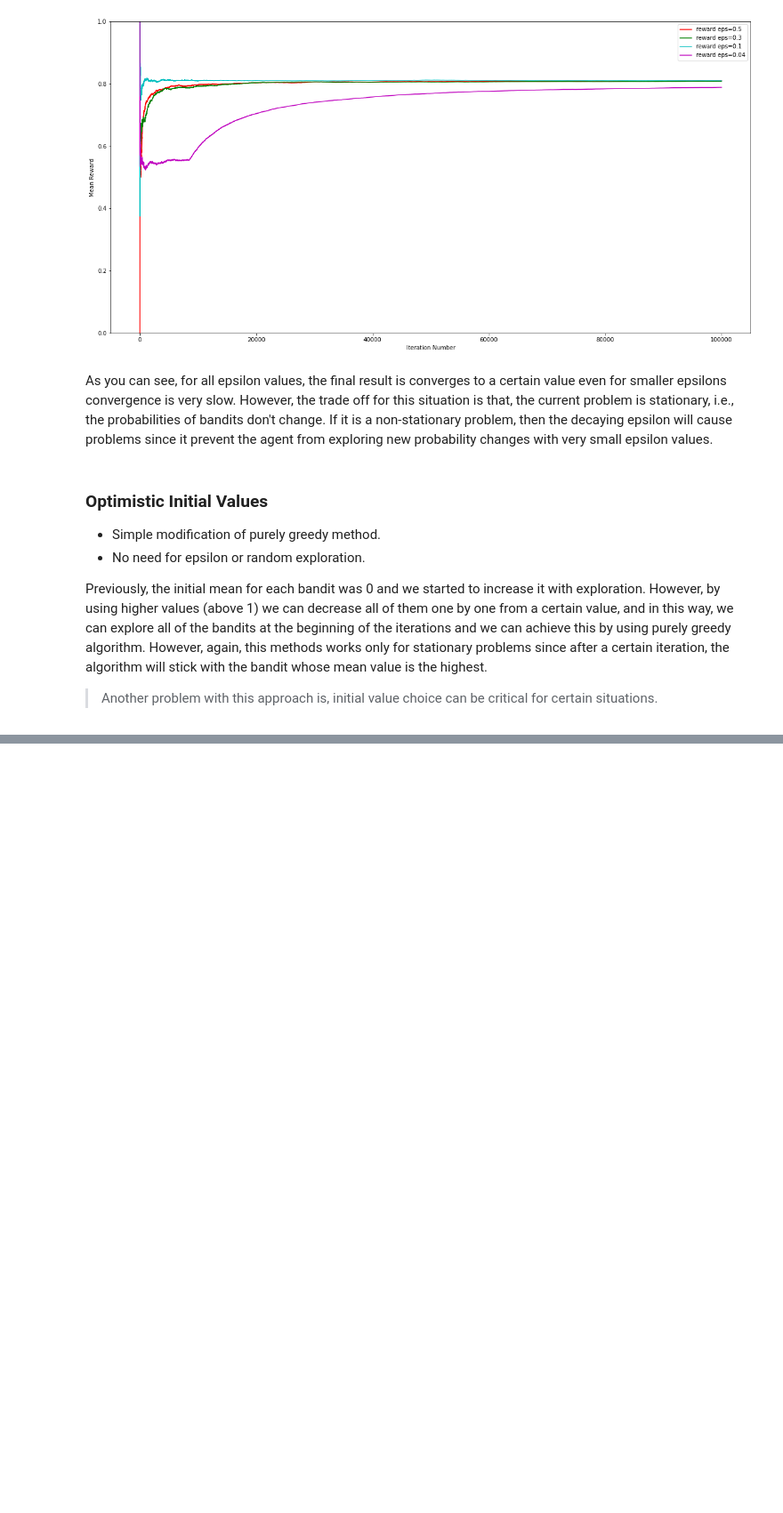
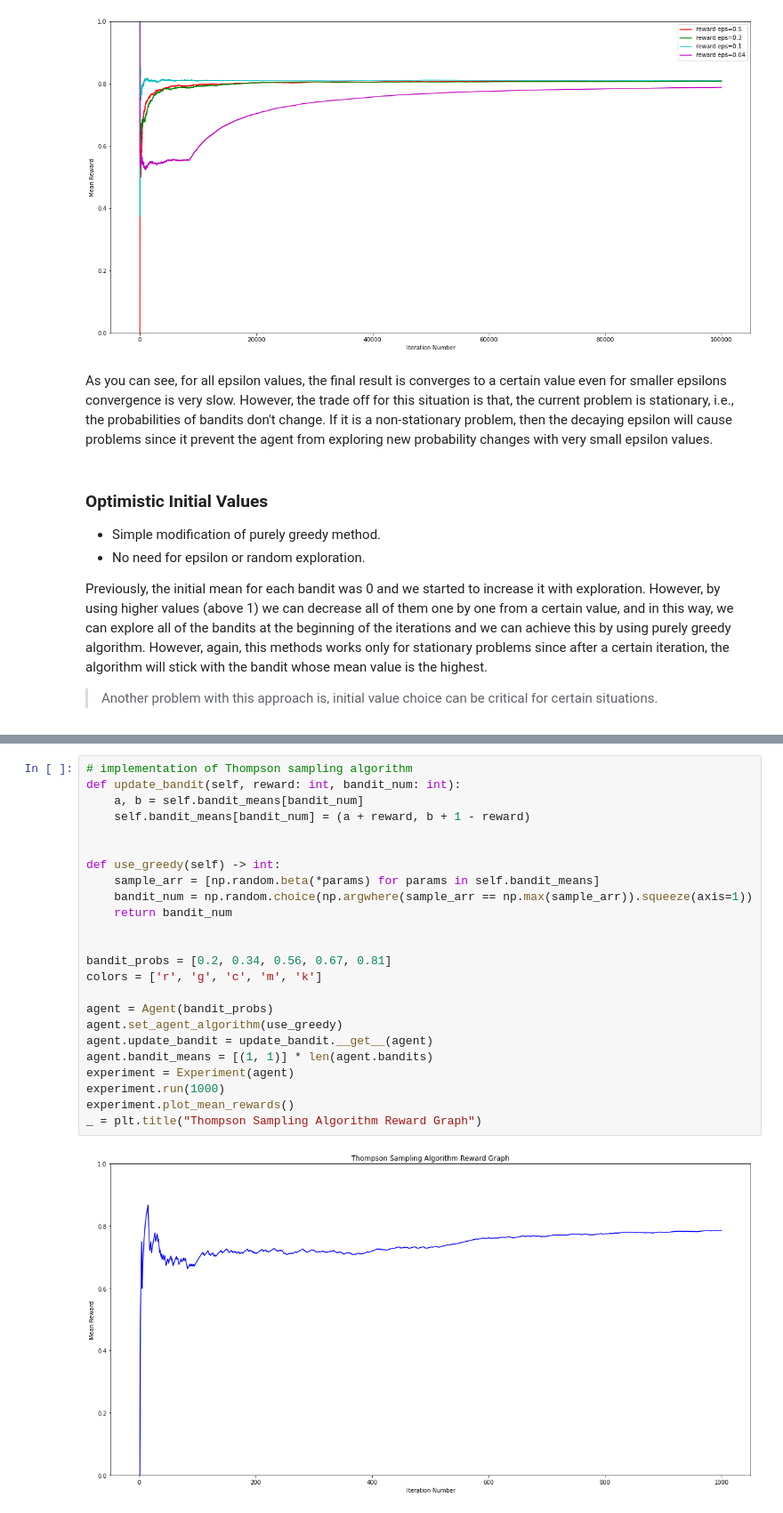
Before and after one commit to uguryagmur/rl-notebooks, a Jupyter notebook: 1-Introduction to Reinforcement Learning.ipynb, the cells around one changed output, grey strips where cells are left out. Shown at 89% size. Saved outputs shown, nothing was run; the diff lists cells and outputs as text; blank space fills up the shorter version.

Commit message:
notes till the end of multi-armed bandits

```diff
--- a/1-Introduction to Reinforcement Learning.ipynb
+++ b/1-Introduction to Reinforcement Learning.ipynb
@@ -336,0 +378,26 @@ _ = plt.title("Upper Confidence Bound Algorithm Estimates Graph")
+# %%
+# implementation of Thompson sampling algorithm
+def update_bandit(self, reward: int, bandit_num: int):
+    a, b = self.bandit_means[bandit_num]
+    self.bandit_means[bandit_num] = (a + reward, b + 1 - reward)
+
+
+def use_greedy(self) -> int:
+    sample_arr = [np.random.beta(*params) for params in self.bandit_means]
+    bandit_num = np.random.choice(np.argwhere(sample_arr == np.max(sample_arr)).squeeze(axis=1))
+    return bandit_num
+
+
+bandit_probs = [0.2, 0.34, 0.56, 0.67, 0.81]
+colors = ['r', 'g', 'c', 'm', 'k']
+
+agent = Agent(bandit_probs)
+agent.set_agent_algorithm(use_greedy)
+agent.update_bandit = update_bandit.__get__(agent)
+agent.bandit_means = [(1, 1)] * len(agent.bandits)
+experiment = Experiment(agent)
+experiment.run(1000)
+experiment.plot_mean_rewards()
+_ = plt.title("Thompson Sampling Algorithm Reward Graph")
+# %% [output]
+[figure, added]
```
Also changed, not shown: parts of 18 cells of this notebook.
